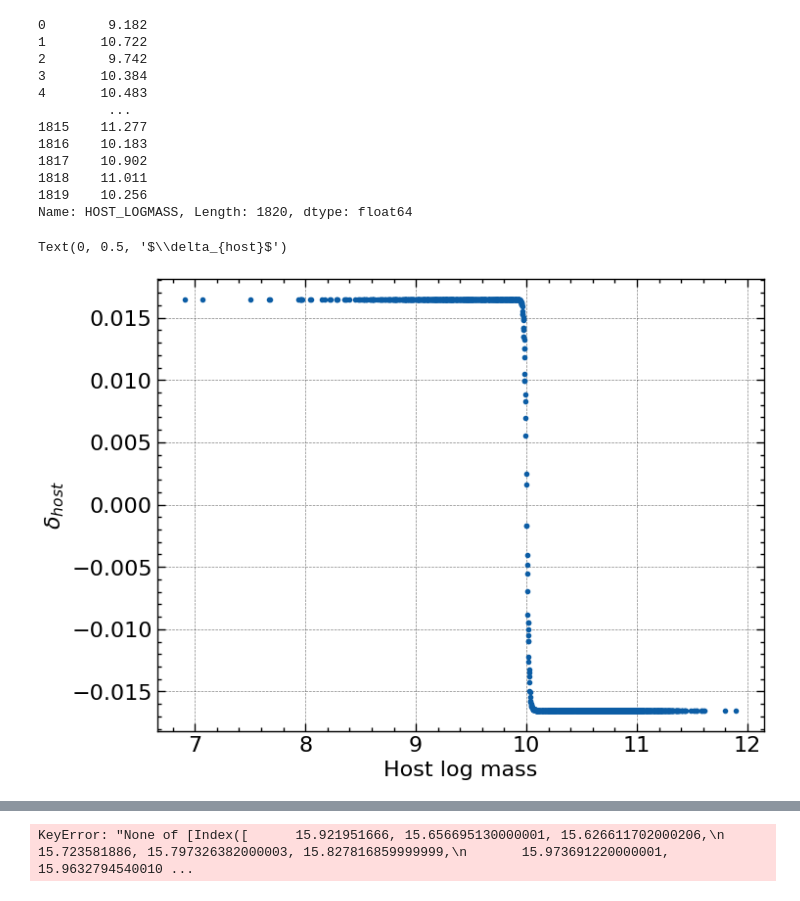
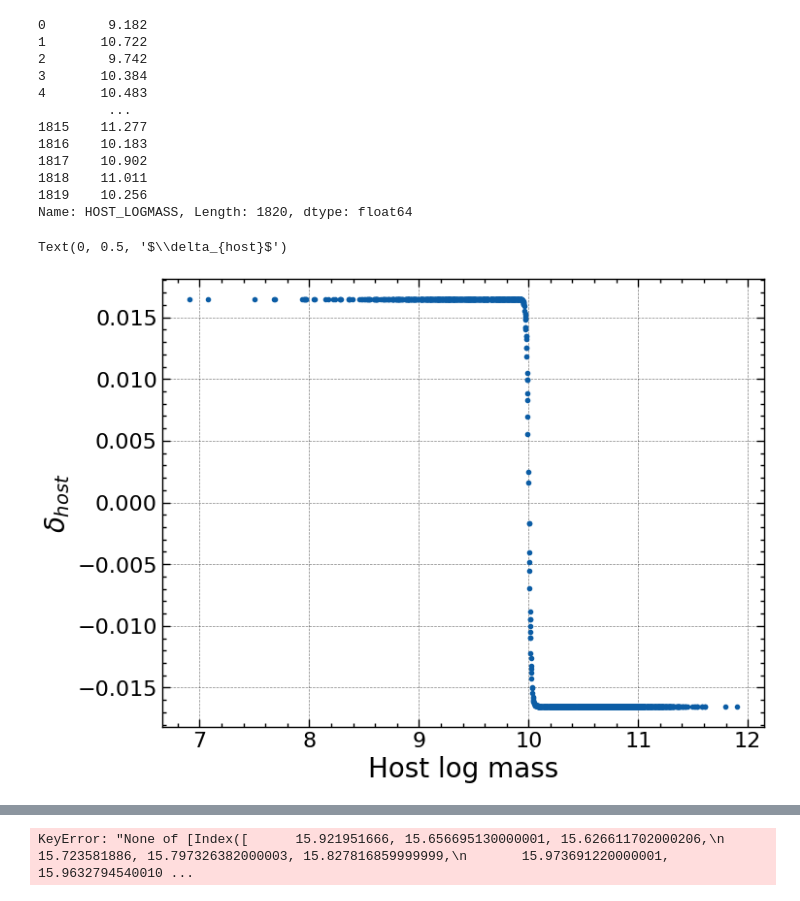
Before and after one commit to Shin107/DES_analysis, a Jupyter notebook: minimizer.ipynb, the cells around one changed output, grey strips where cells are left out. Drawn from its saved outputs; the diff is of its cells as text; code cells hidden in the pictures.

```diff
--- a/minimizer.ipynb
+++ b/minimizer.ipynb
@@ -49,11 +66,11 @@ def delta_hostmass(mass,S = 10, tau = 0.01):
     return gamma* (1+ np.exp((mass - S)/tau))**(-1) - gamma/2
 # %%
 plt.plot(data['HOST_LOGMASS'], delta_hostmass(data['HOST_LOGMASS']),'.')
-plt.xlabel('Host log mass')
-plt.ylabel('$\delta_{host}$')
+plt.xlabel('Host log mass',fontsize = 20)
+plt.ylabel('$\delta_{host}$',fontsize = 20)
 # %% [output]
 Text(0, 0.5, '$\\delta_{host}$')
-[figure, old version]
+[figure, new version]
 # %%
 mu = data['mB'] + alpha*data['x1'] - beta*data['c'] - delta_hostmass(data['HOST_LOGMASS'])  - data['biasCor_mu'] +19.32720#+ M0 -19
 # %%
```
Also changed, not shown: parts of 26 cells of this notebook.
